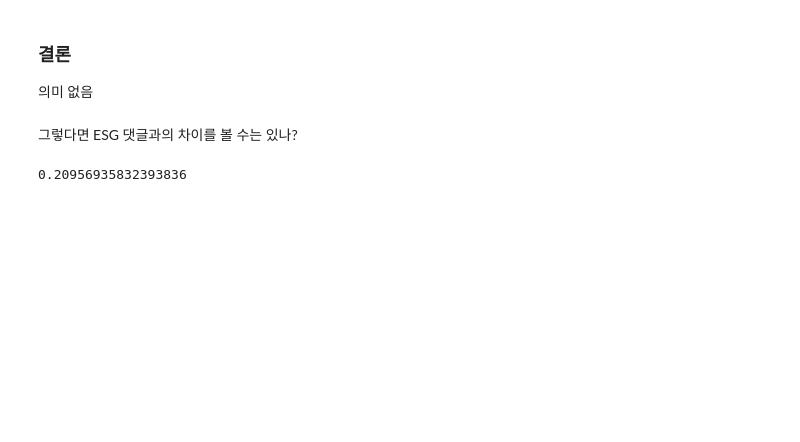
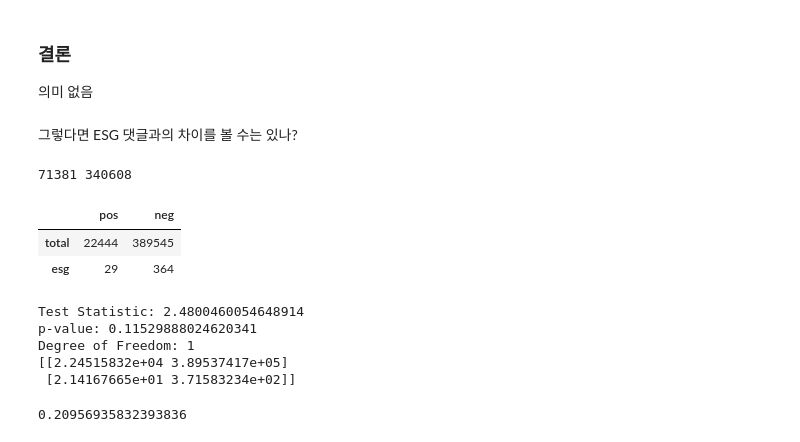
Before and after one commit to mglee815/KakaoPay_ESG, a Jupyter notebook: code/news/find_pattern_of_postive_comments.ipynb, the cells around one changed output. Cells and saved outputs as stored; diff of their text form; code cells hidden in the pictures; blank space fills up the shorter version.

```diff
--- a/code/find_pattern_of_postive_comments.ipynb
+++ b/code/news/find_pattern_of_postive_comments.ipynb
@@ -143,3 +147,29 @@ neg_comm = pd.read_csv("../data/negative_comments.csv")
+# %%
+print(pos.shape[0], neg.shape[0])
+# %% [output]
+71381 340608
+# %%
+import pandas as pd
+total, esg = [22444, 389545], [29, 364]
+x = pd.DataFrame([total, esg], columns=['pos', 'neg'], index = ['total', 'esg'])
+x
+# %% [output]
+|  | pos | neg |
+| total | 22444 | 389545 |
+| esg | 29 | 364 |
+# %%
+from scipy.stats import chi2_contingency
+chi2, p, dof, expected = chi2_contingency([total,esg])
+
+msg = 'Test Statistic: {}\np-value: {}\nDegree of Freedom: {}'
+print(msg.format(chi2, p, dof))
+print(expected)
+# %% [output]
+Test Statistic: 2.4800460054648914
+p-value: 0.11529888024620341
+Degree of Freedom: 1
+[[2.24515832e+04 3.89537417e+05]
+ [2.14167665e+01 3.71583234e+02]]
 # %%
 pos_comm.shape[0] / neg_comm.shape[0]
 # %% [output]
```
Also changed, not shown: parts of 4 cells of this notebook, 30 other files.
